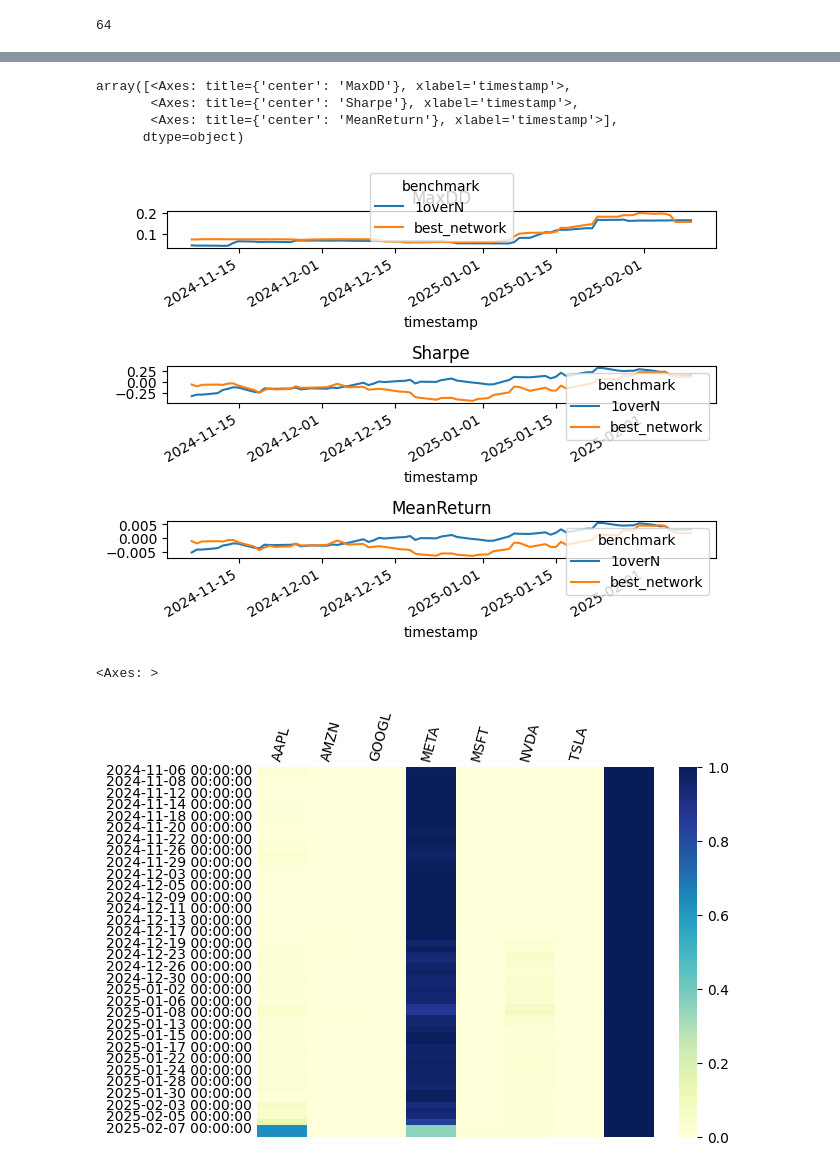
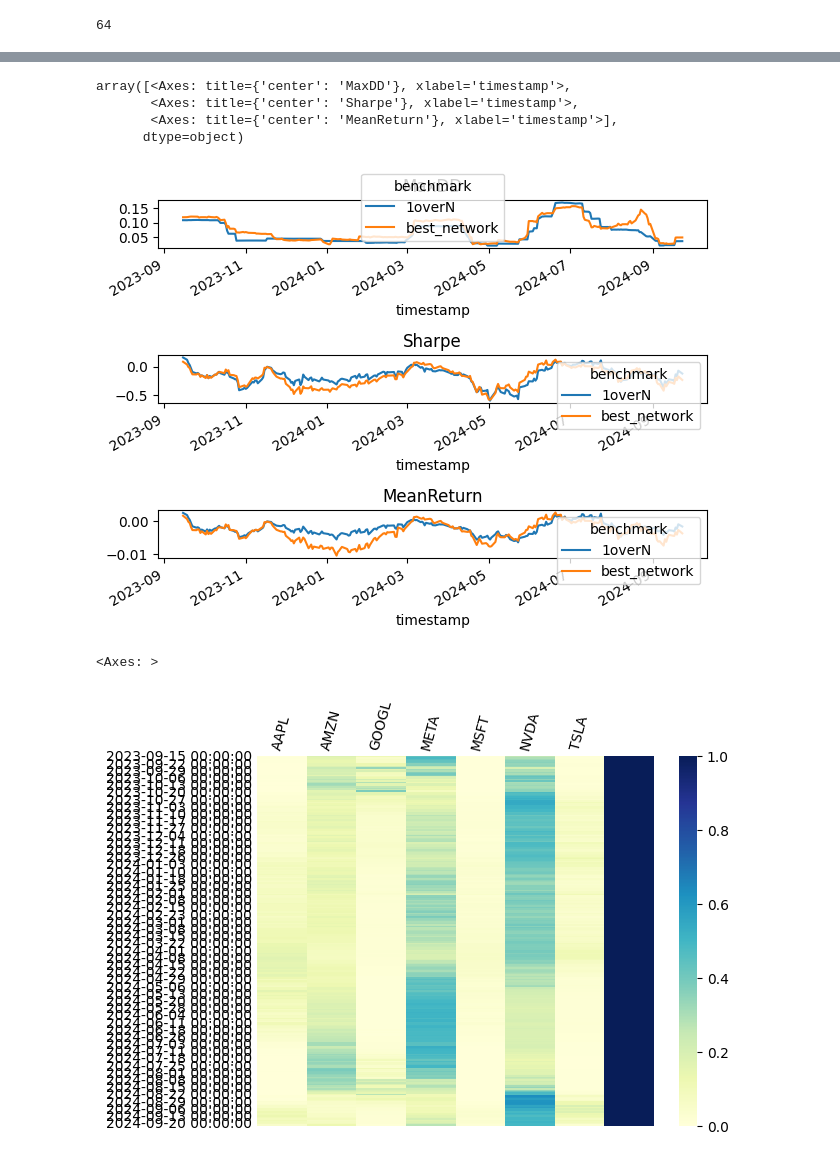
Before and after one commit to zhangmaosen/deep_portfolio, a Jupyter notebook: sft/train_deep_net.ipynb, the cells around one changed output, grey strips where cells are left out. Cells and saved outputs as stored; diff of their text form; code cells hidden in the pictures.

Commit message:
2025-06-21 11-13-26_d_model_512_nhead8_num_layers5/model_12__-0.1063.pth val and test dataset is good

```diff
--- a/sft/train_deep_net.ipynb
+++ b/sft/train_deep_net.ipynb
@@ -37,7 +37,7 @@ from deepdow.callbacks import EarlyStoppingCallback, ModelCheckpointCallback, Ca
 from deepdow.visualize import generate_metrics_table, generate_weights_table, plot_metrics, plot_weight_heatmap
 # %%
 use_aigc_data = True
-d_model = 384
+d_model = 512
 configs_dict = {
     'task_name': 'long_term_forecast',
     'features': 'M',  # or 'S' for single variable
@@ -88,6 +88,7 @@ if use_aigc_data:
     aigc_data_path = 'mag7_aigc_results_embedding_reshaped.parquet'
 else:
     aigc_data_path = None
+
 train_dataset = Dataset_Custom(
     args=configs,
     root_path='.',
@@ -101,6 +102,21 @@ train_dataset = Dataset_Custom(
     timeenc=1,
     freq='D'
 )
+
+val_dataset = Dataset_Custom(
+    args=configs,
+    root_path='.',
+    flag='val',
+    size=[configs.seq_len, configs.label_len, configs.pred_len],
+    features=configs.features,
+    data_path=data_path,
+    aigc_data_path=aigc_data_path,
+    target='Close',
+    scale=False,
+    timeenc=1,
+    freq='D'
+)
+
 test_dataset = Dataset_Custom(
     args=configs,
     root_path='.',
@@ -116,7 +132,8 @@ test_dataset = Dataset_Custom(
 )
 
 train_dataloader = DataLoader(train_dataset, collate_fn=custom_collate_fn, batch_size=configs.batch_size, shuffle=True)
-val_dataloader = DataLoader(test_dataset, collate_fn=custom_collate_fn, batch_size=configs.batch_size, shuffle=True)
+val_dataloader = DataLoader(val_dataset, collate_fn=custom_collate_fn, batch_size=configs.batch_size, shuffle=True)
+test_dataloader = DataLoader(test_dataset, collate_fn=custom_collate_fn, batch_size=configs.batch_size, shuffle=False)
 # %%
 len(test_dataset)
 # %% [output]
@@ -691,14 +719,14 @@ array([<Axes: title={'center': 'MaxDD'}, xlabel='timestamp'>,
        <Axes: title={'center': 'Sharpe'}, xlabel='timestamp'>,
        <Axes: title={'center': 'MeanReturn'}, xlabel='timestamp'>],
       dtype=object)
-[figure, old version]
+[figure, new version]
 # %%
 weight_table = generate_weights_table(loaded_network, val_dataloader,device = 'cpu')
 # %%
 plot_weight_heatmap(weight_table,
                     add_sum_column=True,
                     time_format=None,
-                    time_skips=2)
+                    time_skips=5)
 # %% [output]
 <Axes: >
-[figure, old version]
+[figure, new version]
```
Also changed, not shown: parts of 16 cells of this notebook, 1 other file.
